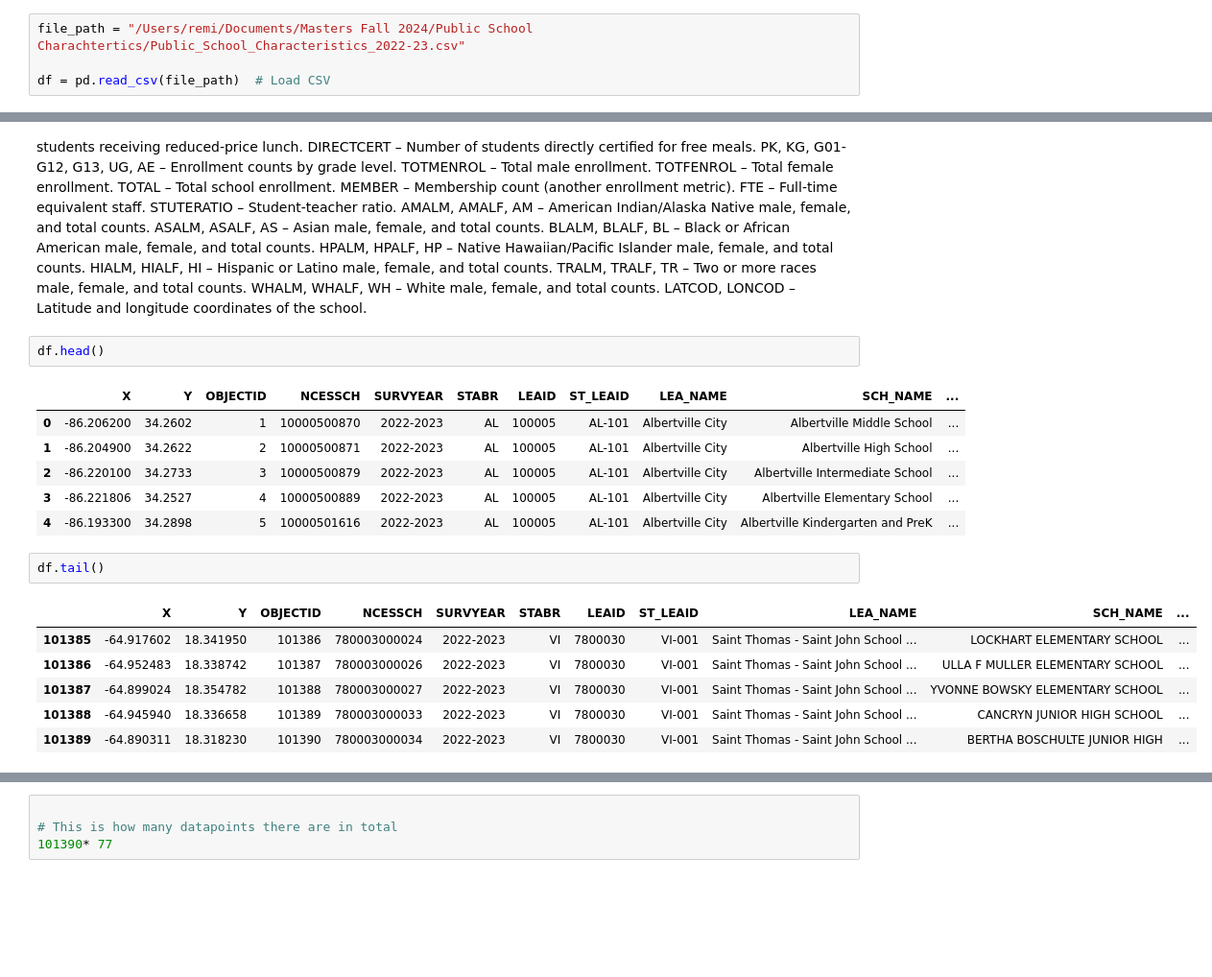
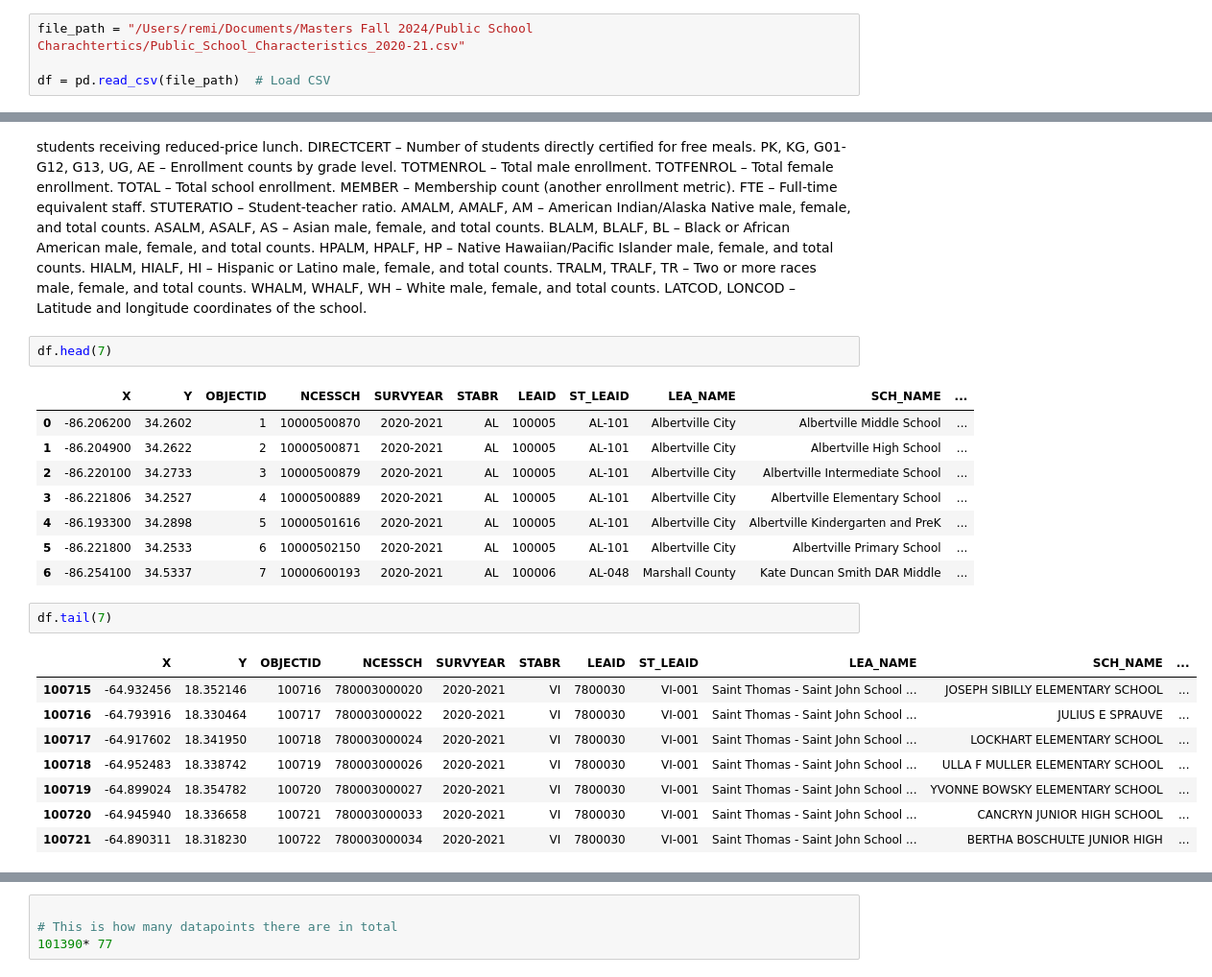
Before and after one commit to remideso/DATA-200, a Jupyter notebook: Assignment 1.ipynb, the cells around one changed output, grey strips where cells are left out. Shown at 96% size. Drawn from its saved outputs; the diff is of its cells as text; blank space fills up the shorter version.

```diff
--- a/Assignment 1.ipynb
+++ b/Assignment 1.ipynb
@@ -46,7 +53,7 @@ print(os.listdir(folder_path))
 # %% [output]
 ['.DS_Store', 'Public School Test Scores & Demographics.csv', 'Public_School_Characteristics_2022-23.csv', 'Working files ', 'Public_School_Characteristics_2020-21.csv', '7_CCD_Glossary.pages', 'Publi ...
 # %%
-file_path = "/Users/remi/Documents/Masters Fall 2024/Public School Charachtertics/Public_School_Characteristics_2022-23.csv"
+file_path = "/Users/remi/Documents/Masters Fall 2024/Public School Charachtertics/Public_School_Characteristics_2020-21.csv"
 
 df = pd.read_csv(file_path)  # Load CSV
 # %% [markdown]
@@ -97,20 +104,24 @@ TRALM, TRALF, TR – Two or more races male, female, and total counts.
 WHALM, WHALF, WH – White male, female, and total counts.
 LATCOD, LONCOD – Latitude and longitude coordinates of the school.
 # %%
-df.head()
+df.head(7)
 # %% [output]
 |  | X | Y | OBJECTID | NCESSCH | SURVYEAR | STABR | LEAID | ST_LEAID | LEA_NAME | SCH_NAME | ... |
-| 0 | -86.206200 | 34.2602 | 1 | 10000500870 | 2022-2023 | AL | 100005 | AL-101 | Albertville City | Albertville Middle School | ... |
-| 1 | -86.204900 | 34.2622 | 2 | 10000500871 | 2022-2023 | AL | 100005 | AL-101 | Albertville City | Albertville High School | ... |
-| 2 | -86.220100 | 34.2733 | 3 | 10000500879 | 2022-2023 | AL | 100005 | AL-101 | Albertville City | Albertville Intermediate School | ... |
-| 3 | -86.221806 | 34.2527 | 4 | 10000500889 | 2022-2023 | AL | 100005 | AL-101 | Albertville City | Albertville Elementary School | ... |
-| 4 | -86.193300 | 34.2898 | 5 | 10000501616 | 2022-2023 | AL | 100005 | AL-101 | Albertville City | Albertville Kindergarten and PreK | ... |
+| 0 | -86.206200 | 34.2602 | 1 | 10000500870 | 2020-2021 | AL | 100005 | AL-101 | Albertville City | Albertville Middle School | ... |
+| 1 | -86.204900 | 34.2622 | 2 | 10000500871 | 2020-2021 | AL | 100005 | AL-101 | Albertville City | Albertville High School | ... |
+| 2 | -86.220100 | 34.2733 | 3 | 10000500879 | 2020-2021 | AL | 100005 | AL-101 | Albertville City | Albertville Intermediate School | ... |
+| 3 | -86.221806 | 34.2527 | 4 | 10000500889 | 2020-2021 | AL | 100005 | AL-101 | Albertville City | Albertville Elementary School | ... |
+| 4 | -86.193300 | 34.2898 | 5 | 10000501616 | 2020-2021 | AL | 100005 | AL-101 | Albertville City | Albertville Kindergarten and PreK | ... |
+| 5 | -86.221800 | 34.2533 | 6 | 10000502150 | 2020-2021 | AL | 100005 | AL-101 | Albertville City | Albertville Primary School | ... |
+| 6 | -86.254100 | 34.5337 | 7 | 10000600193 | 2020-2021 | AL | 100006 | AL-048 | Marshall County | Kate Duncan Smith DAR Middle | ... |
 # %%
-df.tail()
+df.tail(7)
 # %% [output]
 |  | X | Y | OBJECTID | NCESSCH | SURVYEAR | STABR | LEAID | ST_LEAID | LEA_NAME | SCH_NAME | ... |
-| 101385 | -64.917602 | 18.341950 | 101386 | 780003000024 | 2022-2023 | VI | 7800030 | VI-001 | Saint Thomas - Saint John School ... | LOCKHART ELEMENTARY SCHOOL | ... |
-| 101386 | -64.952483 | 18.338742 | 101387 | 780003000026 | 2022-2023 | VI | 7800030 | VI-001 | Saint Thomas - Saint John School ... | ULLA F MULLER ELEMENTARY SCHOOL | ... |
-| 101387 | -64.899024 | 18.354782 | 101388 | 780003000027 | 2022-2023 | VI | 7800030 | VI-001 | Saint Thomas - Saint John School ... | YVONNE BOWSKY ELEMENTARY SCHOOL | ... |
-| 101388 | -64.945940 | 18.336658 | 101389 | 780003000033 | 2022-2023 | VI | 7800030 | VI-001 | Saint Thomas - Saint John School ... | CANCRYN JUNIOR HIGH SCHOOL | ... |
-| 101389 | -64.890311 | 18.318230 | 101390 | 780003000034 | 2022-2023 | VI | 7800030 | VI-001 | Saint Thomas - Saint John School ... | BERTHA BOSCHULTE JUNIOR HIGH | ... |
+| 100715 | -64.932456 | 18.352146 | 100716 | 780003000020 | 2020-2021 | VI | 7800030 | VI-001 | Saint Thomas - Saint John School ... | JOSEPH SIBILLY ELEMENTARY SCHOOL | ... |
+| 100716 | -64.793916 | 18.330464 | 100717 | 780003000022 | 2020-2021 | VI | 7800030 | VI-001 | Saint Thomas - Saint John School ... | JULIUS E SPRAUVE | ... |
+| 100717 | -64.917602 | 18.341950 | 100718 | 780003000024 | 2020-2021 | VI | 7800030 | VI-001 | Saint Thomas - Saint John School ... | LOCKHART ELEMENTARY SCHOOL | ... |
+| 100718 | -64.952483 | 18.338742 | 100719 | 780003000026 | 2020-2021 | VI | 7800030 | VI-001 | Saint Thomas - Saint John School ... | ULLA F MULLER ELEMENTARY SCHOOL | ... |
+| 100719 | -64.899024 | 18.354782 | 100720 | 780003000027 | 2020-2021 | VI | 7800030 | VI-001 | Saint Thomas - Saint John School ... | YVONNE BOWSKY ELEMENTARY SCHOOL | ... |
+| 100720 | -64.945940 | 18.336658 | 100721 | 780003000033 | 2020-2021 | VI | 7800030 | VI-001 | Saint Thomas - Saint John School ... | CANCRYN JUNIOR HIGH SCHOOL | ... |
+| 100721 | -64.890311 | 18.318230 | 100722 | 780003000034 | 2020-2021 | VI | 7800030 | VI-001 | Saint Thomas - Saint John School ... | BERTHA BOSCHULTE JUNIOR HIGH | ... |
```
Also changed, not shown: parts of 19 cells of this notebook.
